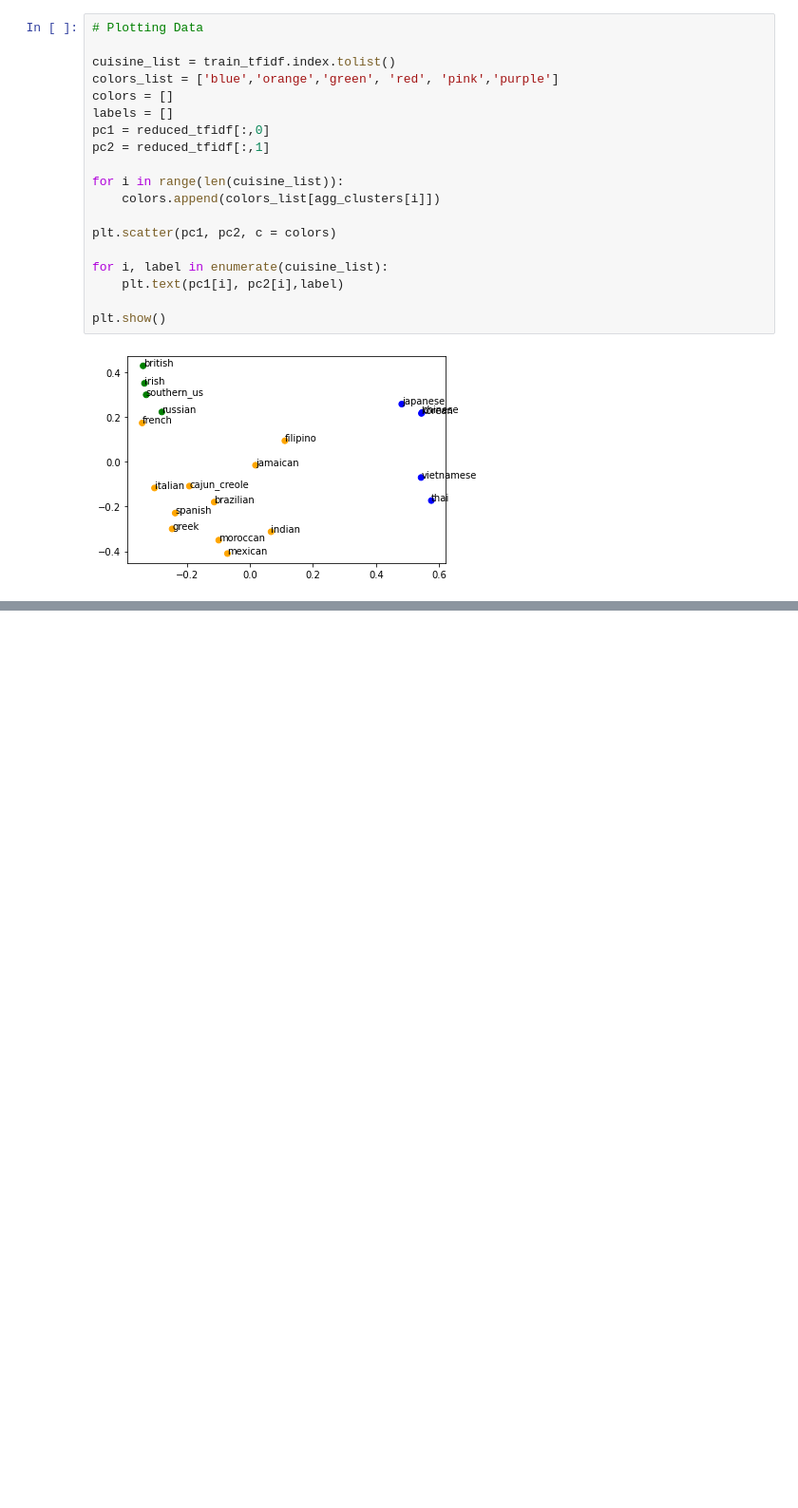
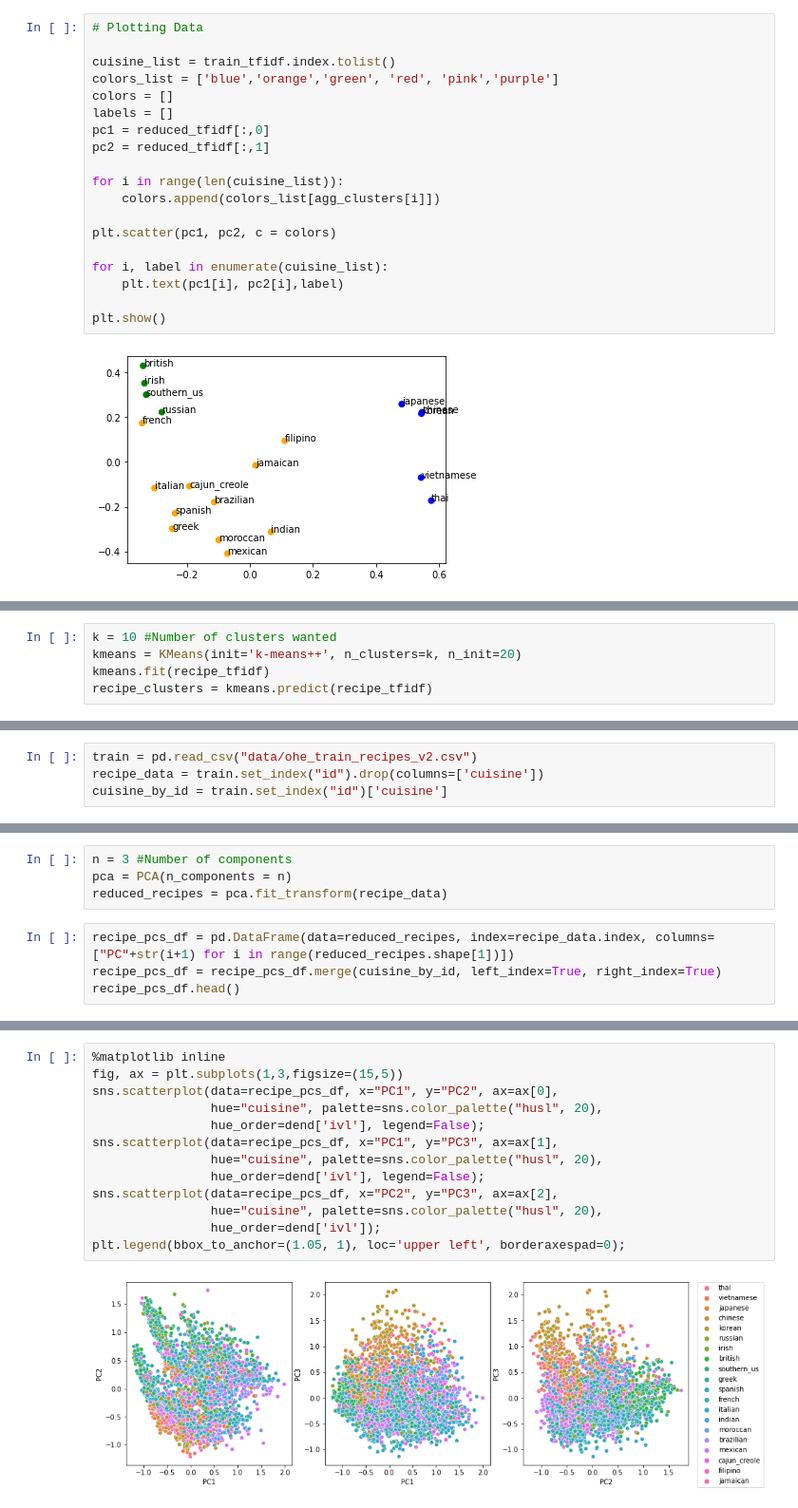
Before and after one commit to amichaelsen/cooking-cuisine-analysis, a Jupyter notebook: pca-clustering-w-ohe.ipynb, the cells around one changed output, grey strips where cells are left out. Shown at 95% size. Saved outputs shown, nothing was run; the diff lists cells and outputs as text; blank space fills up the shorter version.

Commit message:
Explore clustering/PCA on the recipes directly

```diff
--- a/pca-clustering-w-ohe.ipynb
+++ b/pca-clustering-w-ohe.ipynb
@@ -233,0 +292,5 @@ plt.show()
+# %%
+k = 10 #Number of clusters wanted
+kmeans = KMeans(init='k-means++', n_clusters=k, n_init=20)
+kmeans.fit(recipe_tfidf)
+recipe_clusters = kmeans.predict(recipe_tfidf)
@@ -250,0 +323,4 @@ plt.show()
+# %%
+train = pd.read_csv("data/ohe_train_recipes_v2.csv")
+recipe_data = train.set_index("id").drop(columns=['cuisine'])
+cuisine_by_id = train.set_index("id")['cuisine']
@@ -250,0 +335,8 @@ plt.show()
+# %%
+n = 3 #Number of components
+pca = PCA(n_components = n)
+reduced_recipes = pca.fit_transform(recipe_data)
+# %%
+recipe_pcs_df = pd.DataFrame(data=reduced_recipes, index=recipe_data.index, columns=["PC"+str(i+1) for i in range(reduced_recipes.shape[1])])
+recipe_pcs_df = recipe_pcs_df.merge(cuisine_by_id, left_index=True, right_index=True)
+recipe_pcs_df.head()
@@ -250,0 +351,15 @@ plt.show()
+# %%
+%matplotlib inline
+fig, ax = plt.subplots(1,3,figsize=(15,5))
+sns.scatterplot(data=recipe_pcs_df, x="PC1", y="PC2", ax=ax[0],
+                hue="cuisine", palette=sns.color_palette("husl", 20),
+                hue_order=dend['ivl'], legend=False);
+sns.scatterplot(data=recipe_pcs_df, x="PC1", y="PC3", ax=ax[1],
+                hue="cuisine", palette=sns.color_palette("husl", 20),
+                hue_order=dend['ivl'], legend=False);
+sns.scatterplot(data=recipe_pcs_df, x="PC2", y="PC3", ax=ax[2],
+                hue="cuisine", palette=sns.color_palette("husl", 20),
+                hue_order=dend['ivl']);
+plt.legend(bbox_to_anchor=(1.05, 1), loc='upper left', borderaxespad=0);
+# %% [output]
+[figure, added]
```
Also changed, not shown: parts of 18 cells of this notebook.
